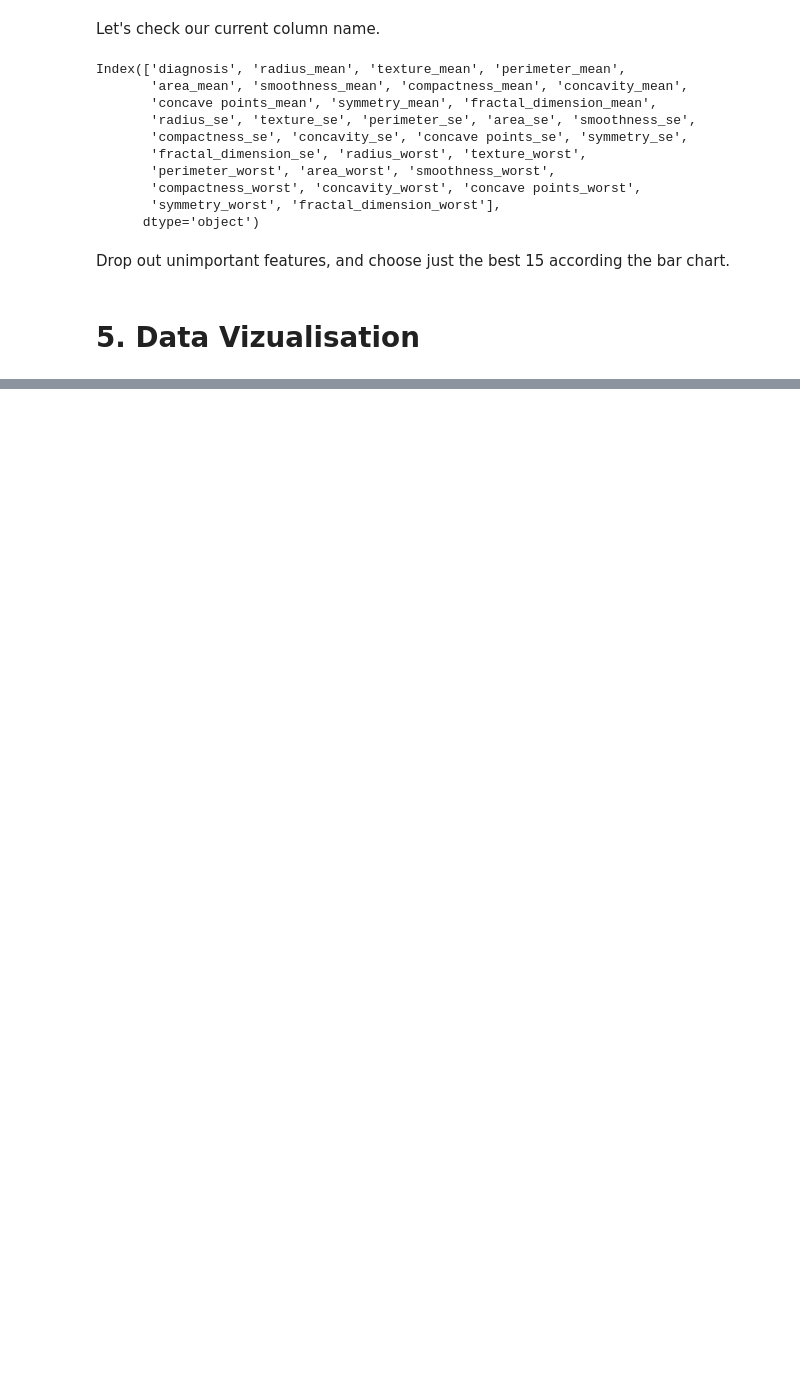
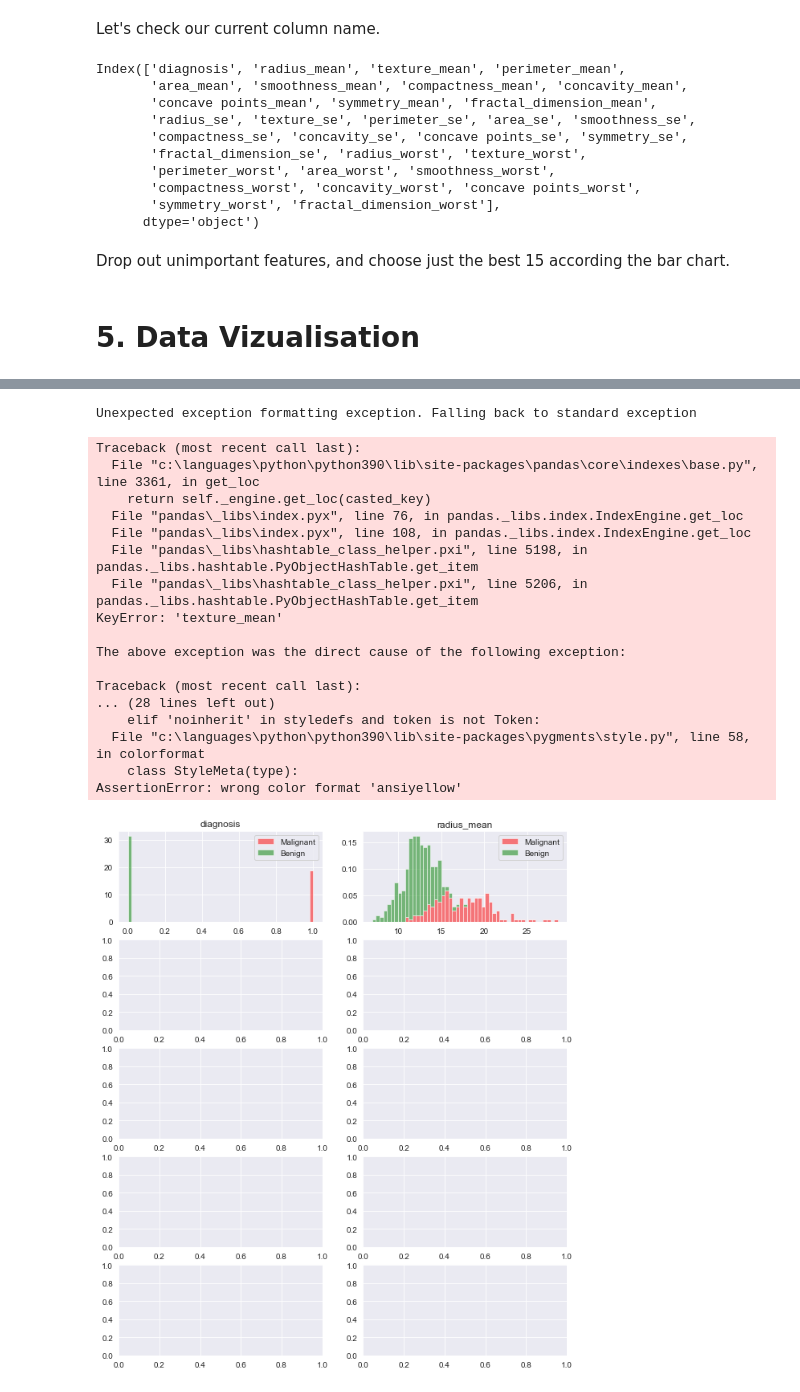
Before and after one commit to RamicAmir/Grupp2-Machine-Learning, a Jupyter notebook: breast_cancer/breast_cancer.ipynb, the cells around one changed output, grey strips where cells are left out. Cells and saved outputs as stored; diff of their text form; code cells hidden in the pictures; blank space fills up the shorter version.

```diff
--- a/breast_cancer/breast_cancer.ipynb
+++ b/breast_cancer/breast_cancer.ipynb
@@ -260,0 +325,38 @@ data_new=df_new.drop(['texture_mean','smoothness_mean','compactness_mean','symme
+# %%
+features_mean=list(df.columns[1:11])
+# split dataframe into two based on diagnosis
+dfM=data_new[data_new['diagnosis'] ==1]
+dfB=data_new[data_new['diagnosis'] ==0]
+
+#Stack the data
+plt.rcParams.update({'font.size': 10})
+fig, axes = plt.subplots(nrows=5, ncols=2, figsize=(10,12))
+axes = axes.ravel()
+for idx,ax in enumerate(axes):
+    ax.figure
+    binwidth= (max(data_new[features_mean[idx]]) - min(data_new[features_mean[idx]]))/50
+    ax.hist([dfM[features_mean[idx]],dfB[features_mean[idx]]], bins=np.arange(min(data_new[features_mean[idx]]), max(data_new[features_mean[idx]]) + binwidth, binwidth) , alpha=0.5,stacked=True, density = True, label=['Malignant','Benign'], color=['r','g'])
+    ax.legend(loc='upper right')
+    ax.set_title(features_mean[idx])
+plt.tight_layout()
+plt.show()
+# %% [output]
+Unexpected exception formatting exception. Falling back to standard exception
+Traceback (most recent call last):
+  File "c:\languages\python\python390\lib\site-packages\pandas\core\indexes\base.py", line 3361, in get_loc
+    return self._engine.get_loc(casted_key)
+  File "pandas\_libs\index.pyx", line 76, in pandas._libs.index.IndexEngine.get_loc
+  File "pandas\_libs\index.pyx", line 108, in pandas._libs.index.IndexEngine.get_loc
+  File "pandas\_libs\hashtable_class_helper.pxi", line 5198, in pandas._libs.hashtable.PyObjectHashTable.get_item
+  File "pandas\_libs\hashtable_class_helper.pxi", line 5206, in pandas._libs.hashtable.PyObjectHashTable.get_item
+KeyError: 'texture_mean'
+
+The above exception was the direct cause of the following exception:
+
+Traceback (most recent call last):
+... (28 lines left out)
+    elif 'noinherit' in styledefs and token is not Token:
+  File "c:\languages\python\python390\lib\site-packages\pygments\style.py", line 58, in colorformat
+    class StyleMeta(type):
+AssertionError: wrong color format 'ansiyellow'
+[figure, added]
```
Also changed, not shown: parts of 18 cells of this notebook.
